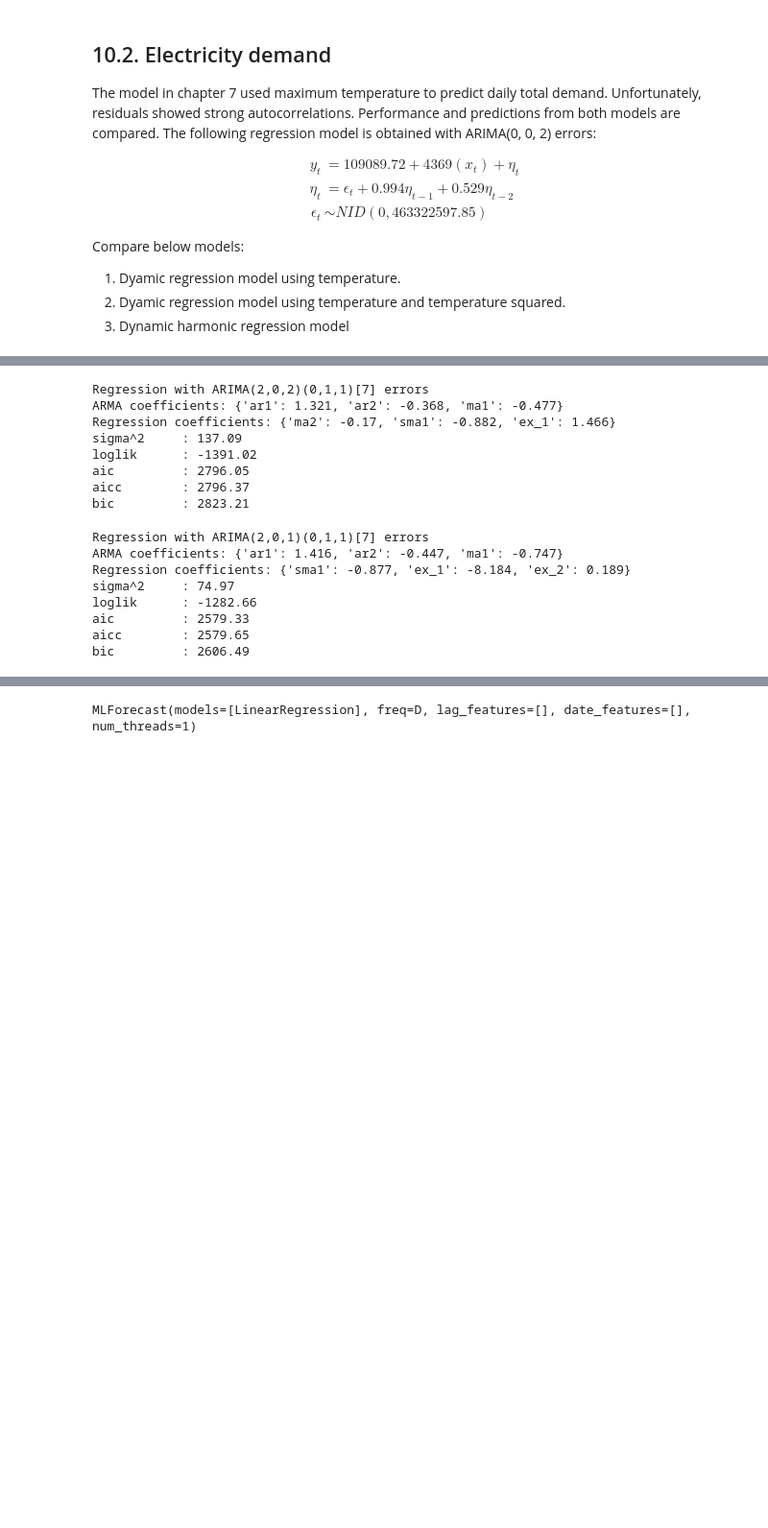
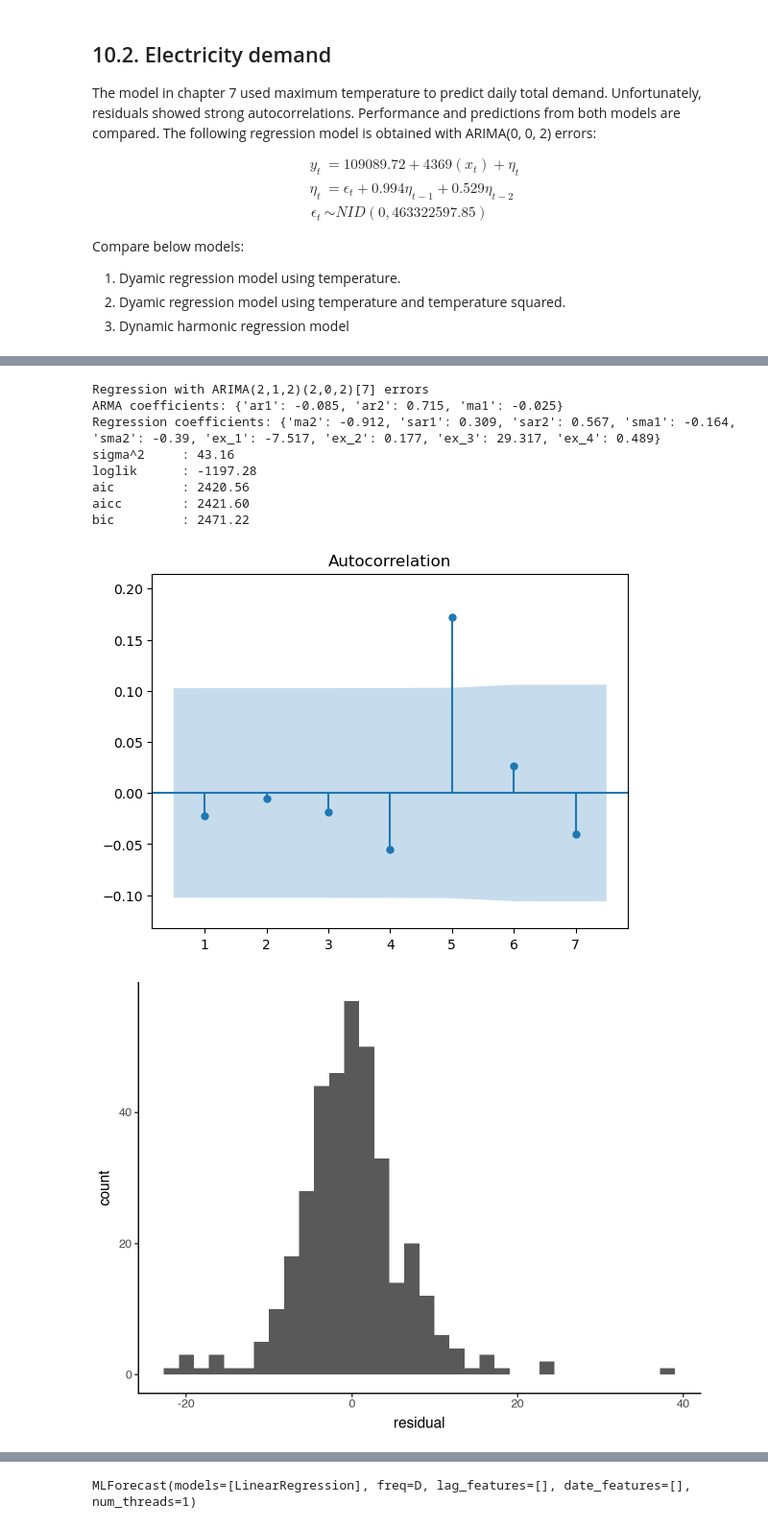
Before and after one commit to sebsciarra/gas_pump_prices, a Jupyter notebook: notebooks/chap10_dynamic_reg.ipynb, the cells around one changed output, grey strips where cells are left out. Shown at 96% size. Cells and saved outputs as stored; diff of their text form; code cells hidden in the pictures; blank space fills up the shorter version.

```diff
--- a/notebooks/chap10_dynamic_reg.ipynb
+++ b/notebooks/chap10_dynamic_reg.ipynb
@@ -453,5 +455,12 @@ conditions = [df_daily['Holiday'] == True,
               (df_daily['Holiday'] == False) & (df_daily['Day_Week'] < 5),
               (df_daily['Holiday'] == False) & (df_daily['Day_Week'] >= 5)]
 
-df_daily['Day_Type'] = np.select(conditions, ['Holiday', 'Weekday', 'Weekend'])
+df_daily['Day_Type'] = np.select(conditions, ['Holiday', 'Weekday', 'Weekend'], default=None)
 df_daily.drop(columns=['Day_Week'], inplace=True)
+
+# difference demand and temperature
+#df_daily['demand_diff'] = df_daily['Demand'].diff(1)
+df_daily["Weekday"] = df_daily["Day_Type"] == "Weekday"
+
+# NOTE: keep unnmodified copy
+df_static = df_daily.copy()
@@ -473,7 +468,11 @@ df_daily.drop(columns=['Day_Week'], inplace=True)
 sf = StatsForecast(models=[AutoARIMA(season_length=7)], freq="D")
 
 df_daily['Temperature_sq'] = df_daily['Temperature'] ** 2
-sf = sf.fit(df=df_daily[["unique_id", "ds", "Demand", "Temperature"]],
+
+# add indicator variable when temperature is > 25
+df_daily['Temperature2'] = (df_daily['Temperature'] >= 25).astype(int)
+
+sf = sf.fit(df=df_daily[["unique_id", "ds", "Demand", "Temperature", "Temperature_sq", "Weekday", "Temperature2"]],
             target_col="Demand")
 
 coefs = deepcopy(sf.fitted_[0, 0].model_['coef'])
@@ -490,45 +489,29 @@ print(f"loglik      : {sf.fitted_[0, 0].model_['loglik']:.2f}")
 print(f"aic         : {sf.fitted_[0, 0].model_['aic']:.2f}")
 print(f"aicc        : {sf.fitted_[0, 0].model_['aicc']:.2f}")
 print(f"bic         : {sf.fitted_[0, 0].model_['bic']:.2f}")
-
-# fit ordinary regression model
-# Create linear model where total demand is regressed onto mean temperature
-mf_model = MLForecast(models=LinearRegression(), freq='D')
-_ = mf_model.fit(df=df_daily[["unique_id", "ds", "Demand", "Temperature"]], target_col='Demand', fitted=True, static_features=[])
 # %% [output]
-Regression with ARIMA(2,0,2)(0,1,1)[7] errors
-ARMA coefficients: {'ar1': 1.321, 'ar2': -0.368, 'ma1': -0.477}
-Regression coefficients: {'ma2': -0.17, 'sma1': -0.882, 'ex_1': 1.466}
-sigma^2     : 137.09
-loglik      : -1391.02
-aic         : 2796.05
-aicc        : 2796.37
-bic         : 2823.21
+Regression with ARIMA(2,1,2)(2,0,2)[7] errors
+ARMA coefficients: {'ar1': -0.085, 'ar2': 0.715, 'ma1': -0.025}
+Regression coefficients: {'ma2': -0.912, 'sar1': 0.309, 'sar2': 0.567, 'sma1': -0.164, 'sma2': -0.39, 'ex_1': -7.517, 'ex_2': 0.177, 'ex_3': 29.317, 'ex_4': 0.489}
+sigma^2     : 43.16
+loglik      : -1197.28
+aic         : 2420.56
+aicc        : 2421.60
+bic         : 2471.22
 # %%
-df_daily['Temperature_sq'] = df_daily['Temperature'] ** 2
-sf = sf.fit(df=df_daily[["unique_id", "ds", "Demand", "Temperature", "Temperature_sq"]],
-            target_col="Demand")
+# Examine residuals to see if correlations disappear
+df_daily['residual'] = sf.fitted_[0, 0].model_['residuals']
 
-coefs = deepcopy(sf.fitted_[0, 0].model_['coef'])
-coefs = {k: round(v, 3) for k, v in coefs.items()}
-items = list(coefs.items())
-arma = dict(items[:3])
-regr = dict(items[3:])
+plot_acf(x=df_daily['residual'], lags=7, auto_ylims=True, zero=False, bartlett_confint=True)
 
-print(ARIMASummary(sf.fitted_[0, 0].model_))
-print(f"ARMA coefficients: {arma}")
-print(f"Regression coefficients: {regr}")
-print(f"sigma^2     : {sf.fitted_[0, 0].model_['sigma2']:.2f}")
-print(f"loglik      : {sf.fitted_[0, 0].model_['loglik']:.2f}")
-print(f"aic         : {sf.fitted_[0, 0].model_['aic']:.2f}")
-print(f"aicc        : {sf.fitted_[0, 0].model_['aicc']:.2f}")
-print(f"bic         : {sf.fitted_[0, 0].model_['bic']:.2f}")
+# histogram
+(ggplot(data=df_daily, mapping=aes(x='residual')) +
+    geom_histogram() +
+    theme_classic())
+
+(ggplot(data=df_daily, mapping=aes(x='ds', y='residual')) +
+    geom_line() +
+    theme_classic())
 # %% [output]
-Regression with ARIMA(2,0,1)(0,1,1)[7] errors
-ARMA coefficients: {'ar1': 1.416, 'ar2': -0.447, 'ma1': -0.747}
-Regression coefficients: {'sma1': -0.877, 'ex_1': -8.184, 'ex_2': 0.189}
-sigma^2     : 74.97
-loglik      : -1282.66
-aic         : 2579.33
-aicc        : 2579.65
-bic         : 2606.49
+[figure, added]
+[figure, added]
```
Also changed, not shown: parts of 8 cells of this notebook, 2 other files.
